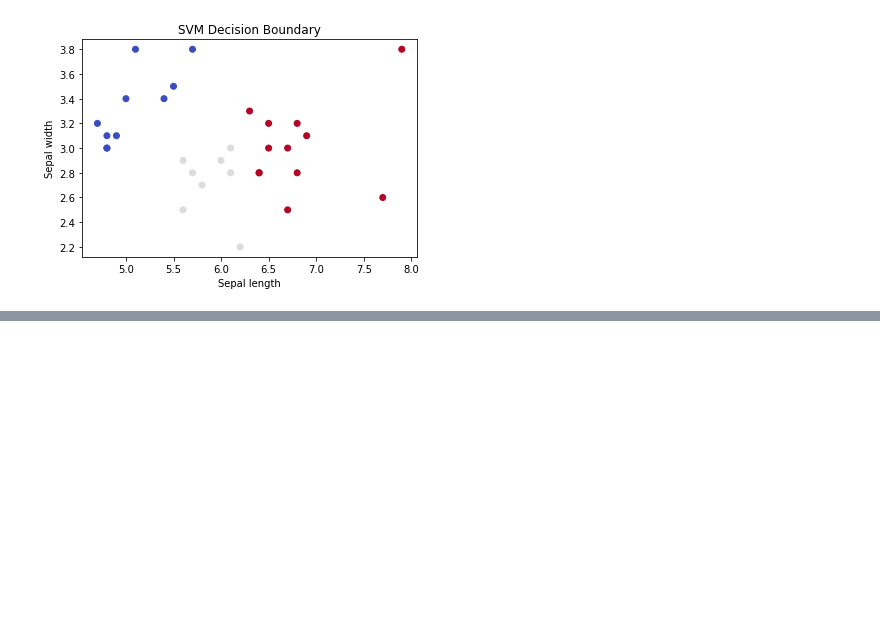
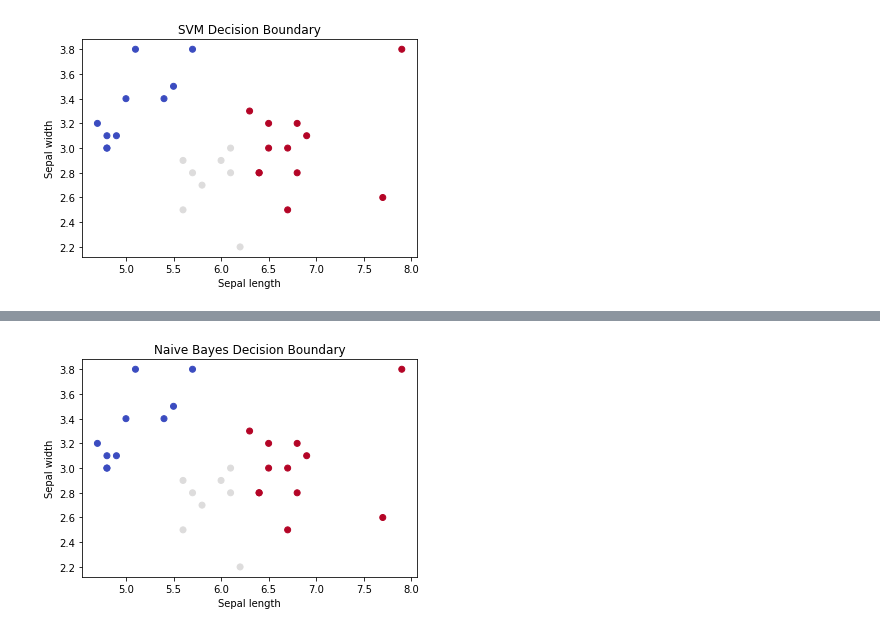
Before and after one commit to diegopacheco/ai-playground, a Jupyter notebook: pocs/concepts/notebook.ipynb, the cells around one changed output, grey strips where cells are left out. Saved outputs shown, nothing was run; the diff lists cells and outputs as text; code cells hidden in the pictures; blank space fills up the shorter version.

```diff
--- a/pocs/concepts/notebook.ipynb
+++ b/pocs/concepts/notebook.ipynb
@@ -310,0 +315,29 @@ plt.show()
+# %%
+from sklearn import datasets
+from sklearn.model_selection import train_test_split
+from sklearn.naive_bayes import GaussianNB
+import matplotlib.pyplot as plt
+
+# Load the dataset
+iris = datasets.load_iris()
+X = iris.data[:, :2]  # we only take the first two features for visualization
+y = iris.target
+
+# Split the data into training and testing sets
+X_train, X_test, y_train, y_test = train_test_split(X, y, test_size=0.2, random_state=42)
+
+# Train a Naive Bayes Classifier
+clf = GaussianNB()
+clf.fit(X_train, y_train)
+
+# Make predictions
+y_pred = clf.predict(X_test)
+
+# Plot the decision boundary
+plt.scatter(X_test[:, 0], X_test[:, 1], c=y_pred, cmap=plt.cm.coolwarm)
+plt.xlabel('Sepal length')
+plt.ylabel('Sepal width')
+plt.title('Naive Bayes Decision Boundary')
+plt.show()
+# %% [output]
+[figure, added]
```
Also changed, not shown: parts of 1 cell of this notebook.
